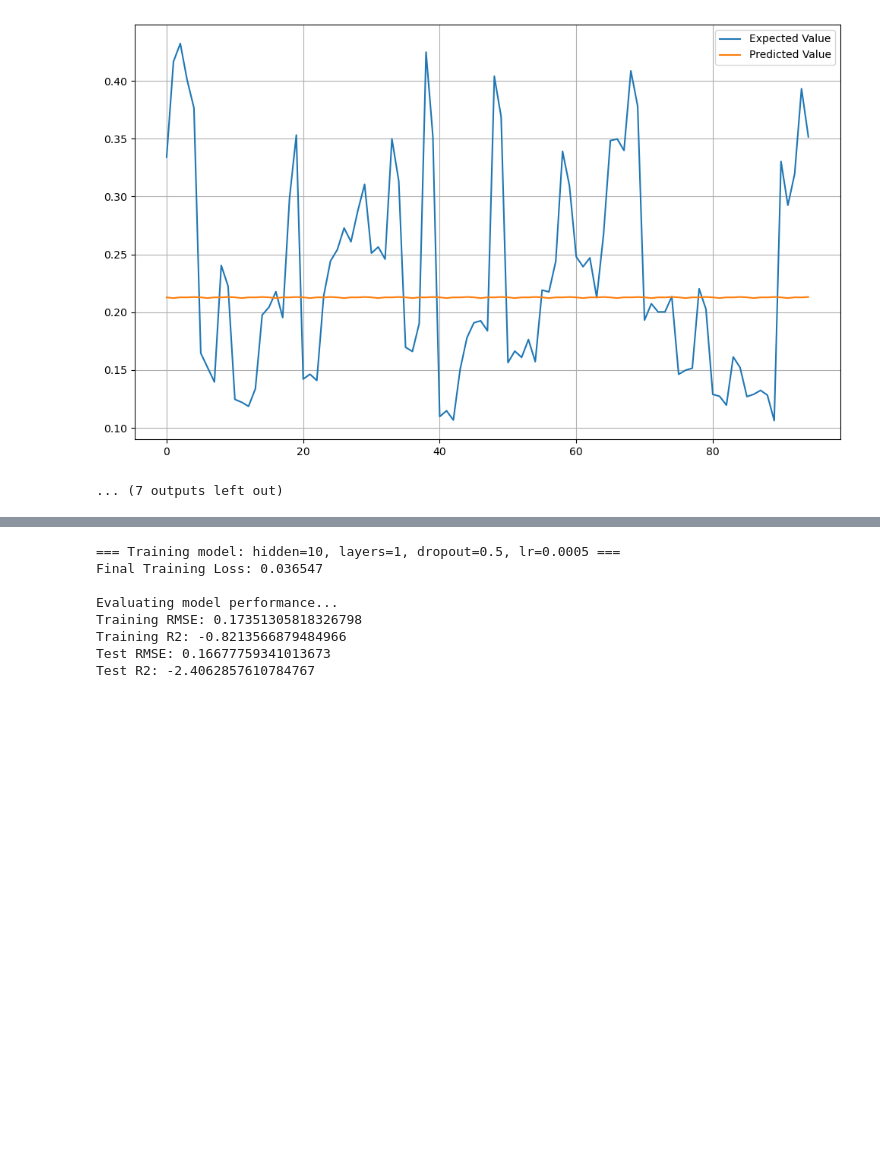
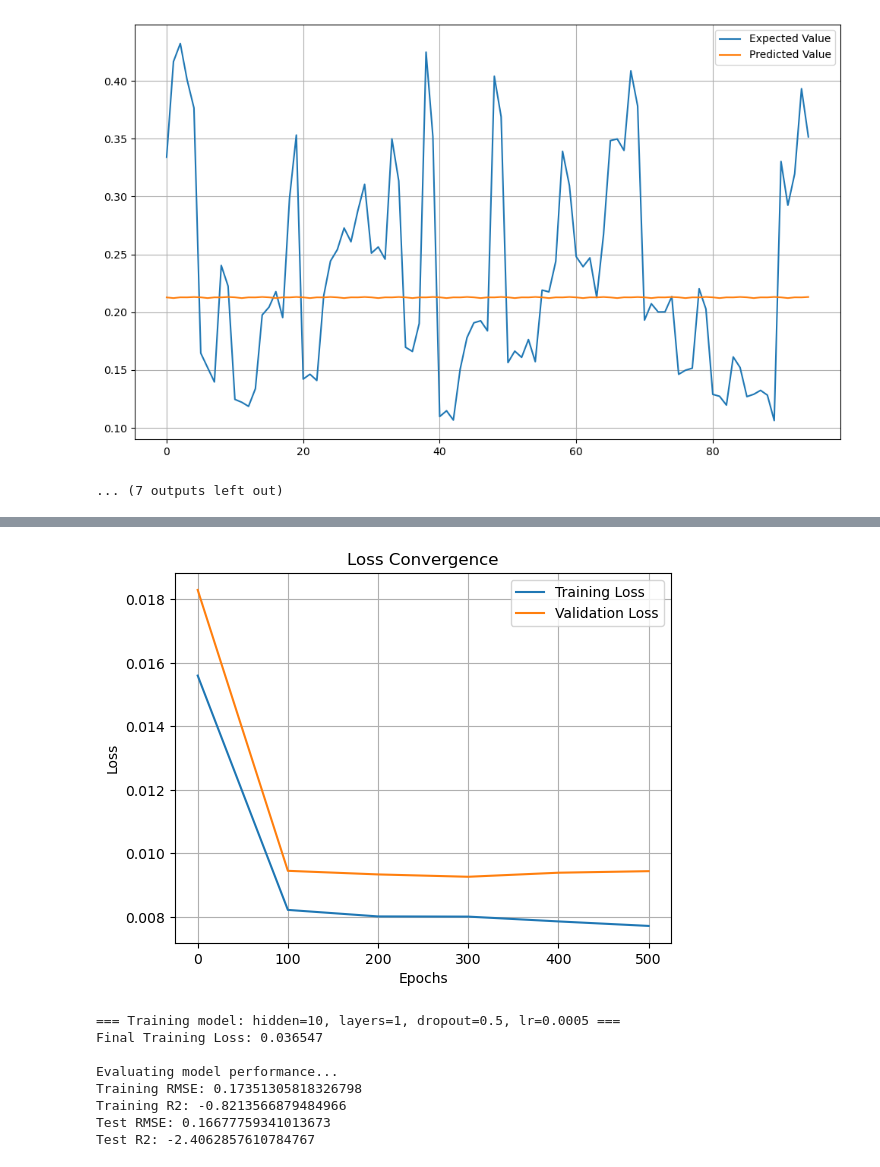
Before and after one commit to azou0/IFN580-Assignment-2, a Jupyter notebook: task3.ipynb, the cells around one changed output, grey strips where cells are left out. Cells and saved outputs as stored; diff of their text form; code cells hidden in the pictures; blank space fills up the shorter version.

Commit message:
trained a univariate model with the best parameters and interpret the loss function convergence.

```diff
--- a/task3.ipynb
+++ b/task3.ipynb
@@ -464,0 +530,39 @@ Test R2: -0.03788893993804687
+# %%
+def vis_train_loss(train_loss_history, val_loss_history):
+    epochs = range(0, n_epochs, 100)
+    plt.plot(epochs, train_loss_history, label='Training Loss')
+    plt.plot(epochs, val_loss_history, label='Validation Loss')  # <-- add this line
+    plt.xlabel('Epochs')
+    plt.ylabel('Loss')
+    plt.title('Loss Convergence')
+    plt.legend()
+    plt.grid()
+    plt.show()
+# %%
+# Train a model using the best hyperparameters
+# hidden=10, layers=2
+num_features = X_5.shape[2]
+hidden_layer_size = 10
+output_size = test_steps
+num_layers = 2
+dropout_prob = 0.2
+
+model_lstm_5 = MyLSTMNet(
+    num_features=num_features,
+    hidden_layer_size=hidden_layer_size,
+    num_layers=num_layers,
+    output_size=output_size,
+    dropout_prob=dropout_prob
+)
+
+n_epochs = 501
+lr = 0.001
+
+train_loss_history_5, val_loss_history_5, model_lstm_5 = train_predict_model(
+    model_lstm_5, n_epochs, lr, X_5, y_5, lengths_5, validation_split=0.2
+)
+
+#plotting epochs against loss
+
+vis_train_loss(train_loss_history_5, val_loss_history_5)
+# %% [output]
@@ -465,3 +576,4 @@ Test R2: -0.03788893993804687
+[figure, added]
 # %%
 #hyperparameter tuning
 
```
Also changed, not shown: parts of 2 cells of this notebook.
